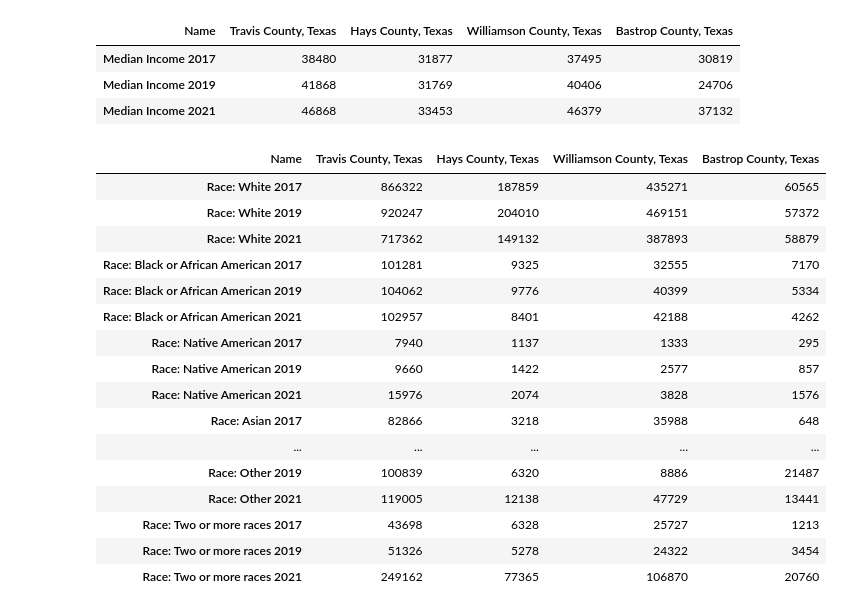
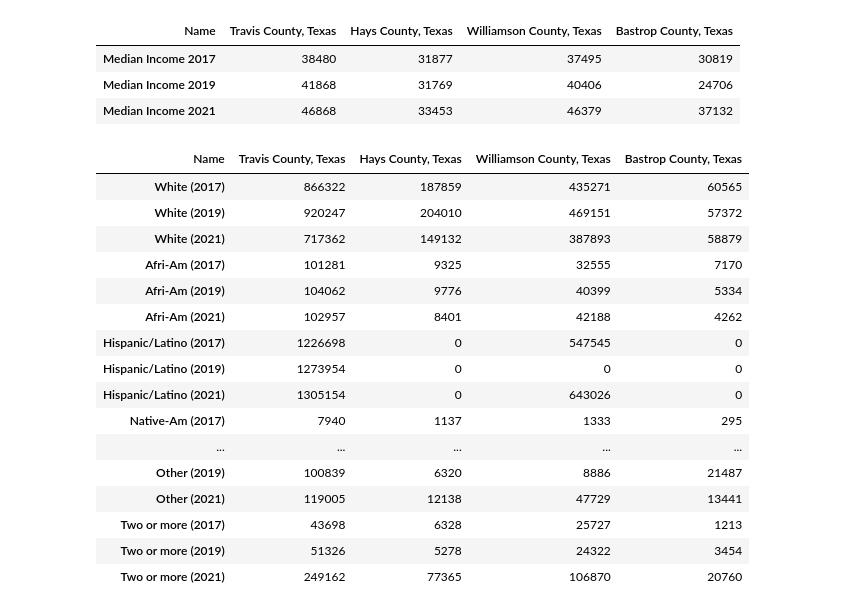
Before and after one commit to alejandro-davila/Project1_Team6_Austin_Analysis, a Jupyter notebook: Census_Cleaned_IR.ipynb, the cells around one changed output. Drawn from its saved outputs; the diff is of its cells as text; code cells hidden in the pictures.

```diff
--- a/Census_Cleaned_IR.ipynb
+++ b/Census_Cleaned_IR.ipynb
@@ -9,9 +9,9 @@ from api import api_key
 
 def json_to_dataframe(response):
     return pd.DataFrame(response.json()[1:],columns=response.json()[0])
-url_2017 = "https://api.census.gov/data/2017/acs/acs1?get=NAME,B01003_001E,B06011_001E,B23025_005E,B02001_002E,B02001_003E,B02001_004E,B02001_005E,B02001_006E,B02001_007E,B02001_008E&for=county:453,491,021,209&in=state:48"
-url_2019 = "https://api.census.gov/data/2019/acs/acs1?get=NAME,B01003_001E,B06011_001E,B23025_005E,B02001_002E,B02001_003E,B02001_004E,B02001_005E,B02001_006E,B02001_007E,B02001_008E&for=county:453,491,021,209&in=state:48"
-url_2021 = "https://api.census.gov/data/2021/acs/acs1?get=NAME,B01003_001E,B06011_001E,B23025_005E,B02001_002E,B02001_003E,B02001_004E,B02001_005E,B02001_006E,B02001_007E,B02001_008E&for=county:453,491,021,209&in=state:48"
+url_2017 = "https://api.census.gov/data/2017/acs/acs1?get=NAME,B01003_001E,B06011_001E,B23025_005E,B02001_002E,B02001_003E,B03001_001E,B02001_004E,B02001_005E,B02001_006E,B02001_007E,B02001_008E&for=county:453,491,021,209&in=state:48"
+url_2019 = "https://api.census.gov/data/2019/acs/acs1?get=NAME,B01003_001E,B06011_001E,B23025_005E,B02001_002E,B02001_003E,B03001_001E,B02001_004E,B02001_005E,B02001_006E,B02001_007E,B02001_008E&for=county:453,491,021,209&in=state:48"
+url_2021 = "https://api.census.gov/data/2021/acs/acs1?get=NAME,B01003_001E,B06011_001E,B23025_005E,B02001_002E,B02001_003E,B03001_001E,B02001_004E,B02001_005E,B02001_006E,B02001_007E,B02001_008E&for=county:453,491,021,209&in=state:48"
 
 response=requests.request("GET",url_2017)
 response1=requests.request("GET",url_2019)
@@ -35,6 +35,7 @@ census_2017_df = census_2017_df.rename(
       "B23025_005E": "Unemployed for ages>=16 2017",
       "B02001_002E": "Race: White 2017",
       "B02001_003E": "Race: Black or African American 2017",
+      "B03001_001E": "Ethnicity: Hsipanic/Latino 2017",
       "B02001_004E": "Race: Native American 2017",
       "B02001_005E": "Race: Asian 2017",
       "B02001_006E": "Race: Pacific Islander 2017",
@@ -50,6 +51,7 @@ census_2019_df = census_2019_df.rename(
       "B23025_005E": "Unemployed for ages>=16 2019",
       "B02001_002E": "Race: White 2019",
       "B02001_003E": "Race: Black or African American 2019",
+      "B03001_001E": "Ethnicity: Hsipanic/Latino 2019",
       "B02001_004E": "Race: Native American 2019",
       "B02001_005E": "Race: Asian 2019",
       "B02001_006E": "Race: Pacific Islander 2019",
@@ -65,6 +67,7 @@ census_2021_df = census_2021_df.rename(
       "B23025_005E": "Unemployed for ages>=16 2021",
       "B02001_002E": "Race: White 2021",
       "B02001_003E": "Race: Black or African American 2021",
+      "B03001_001E": "Ethnicity: Hsipanic/Latino 2021",
       "B02001_004E": "Race: Native American 2021",
       "B02001_005E": "Race: Asian 2021",
       "B02001_006E": "Race: Pacific Islander 2021",
@@ -150,29 +153,54 @@ median_income_df.head()
 # %%
 # Create Race  Dataframe
 race_df  = census_combined_df[['Race: White 2017','Race: White 2019','Race: White 2021',
                     'Race: Black or African American 2017','Race: Black or African American 2019','Race: Black or African American 2021',
+                    'Ethnicity: Hsipanic/Latino 2017', 'Ethnicity: Hsipanic/Latino 2019', 'Ethnicity: Hsipanic/Latino 2021',
                     'Race: Native American 2017','Race: Native American 2019','Race: Native American 2021',
                     'Race: Asian 2017','Race: Asian 2019','Race: Asian 2021',
                     'Race: Other 2017','Race: Other 2019','Race: Other 2021',
                     'Race: Two or more races 2017','Race: Two or more races 2019','Race: Two or more races 2021'
                    ]].copy().T
+
+race_df = race_df.rename(index={'Race: White 2017': 'White (2017)',
+                                  'Race: White 2019': 'White (2019)',
+                                  'Race: White 2021': 'White (2021)',
+                                  'Race: Black or African American 2017': 'Afri-Am (2017)',
+                                  'Race: Black or African American 2019': 'Afri-Am (2019)',
+                                  'Race: Black or African American 2021': 'Afri-Am (2021)',
+                                  'Ethnicity: Hsipanic/Latino 2017': 'Hispanic/Latino (2017)',
+                                  'Ethnicity: Hsipanic/Latino 2019': 'Hispanic/Latino (2019)',
+                                  'Ethnicity: Hsipanic/Latino 2021': 'Hispanic/Latino (2021)',
+                                  'Race: Native American 2017': 'Native-Am (2017)',
+                                  'Race: Native American 2019': 'Native-Am (2019)',
+                                  'Race: Native American 2021': 'Native-Am (2021)',
+                                  'Race: Asian 2017': 'Asian 2017 (2017)',
+                                  'Race: Asian 2019': 'Asian 2017 (2019)',
+                                  'Race: Asian 2021': 'Asian 2017 (2021)',
+                                  'Race: Other 2017': 'Other (2017)',
+                                  'Race: Other 2019': 'Other (2019)',
+                                  'Race: Other 2021': 'Other (2021)',
+                                  'Race: Two or more races 2017': 'Two or more (2017)',
+                                  'Race: Two or more races 2019': 'Two or more (2019)',
+                                  'Race: Two or more races 2021': 'Two or more (2021)',
+                                 })
+race_df.fillna(0, inplace=True)
 race_df
 # %% [output]
 | Name | Travis County, Texas | Hays County, Texas | Williamson County, Texas | Bastrop County, Texas |
-| Race: White 2017 | 866322 | 187859 | 435271 | 60565 |
-| Race: White 2019 | 920247 | 204010 | 469151 | 57372 |
-| Race: White 2021 | 717362 | 149132 | 387893 | 58879 |
-| Race: Black or African American 2017 | 101281 | 9325 | 32555 | 7170 |
-| Race: Black or African American 2019 | 104062 | 9776 | 40399 | 5334 |
-| Race: Black or African American 2021 | 102957 | 8401 | 42188 | 4262 |
-| Race: Native American 2017 | 7940 | 1137 | 1333 | 295 |
-| Race: Native American 2019 | 9660 | 1422 | 2577 | 857 |
-| Race: Native American 2021 | 15976 | 2074 | 3828 | 1576 |
-| Race: Asian 2017 | 82866 | 3218 | 35988 | 648 |
+| White (2017) | 866322 | 187859 | 435271 | 60565 |
+| White (2019) | 920247 | 204010 | 469151 | 57372 |
+| White (2021) | 717362 | 149132 | 387893 | 58879 |
+| Afri-Am (2017) | 101281 | 9325 | 32555 | 7170 |
+| Afri-Am (2019) | 104062 | 9776 | 40399 | 5334 |
+| Afri-Am (2021) | 102957 | 8401 | 42188 | 4262 |
+| Hispanic/Latino (2017) | 1226698 | 0 | 547545 | 0 |
+| Hispanic/Latino (2019) | 1273954 | 0 | 0 | 0 |
+| Hispanic/Latino (2021) | 1305154 | 0 | 643026 | 0 |
+| Native-Am (2017) | 7940 | 1137 | 1333 | 295 |
 | ... | ... | ... | ... | ... |
-| Race: Other 2019 | 100839 | 6320 | 8886 | 21487 |
-| Race: Other 2021 | 119005 | 12138 | 47729 | 13441 |
-| Race: Two or more races 2017 | 43698 | 6328 | 25727 | 1213 |
-| Race: Two or more races 2019 | 51326 | 5278 | 24322 | 3454 |
-| Race: Two or more races 2021 | 249162 | 77365 | 106870 | 20760 |
+| Other (2019) | 100839 | 6320 | 8886 | 21487 |
+| Other (2021) | 119005 | 12138 | 47729 | 13441 |
+| Two or more (2017) | 43698 | 6328 | 25727 | 1213 |
+| Two or more (2019) | 51326 | 5278 | 24322 | 3454 |
+| Two or more (2021) | 249162 | 77365 | 106870 | 20760 |
 # %%
```
Also changed, not shown: parts of 4 cells of this notebook.
